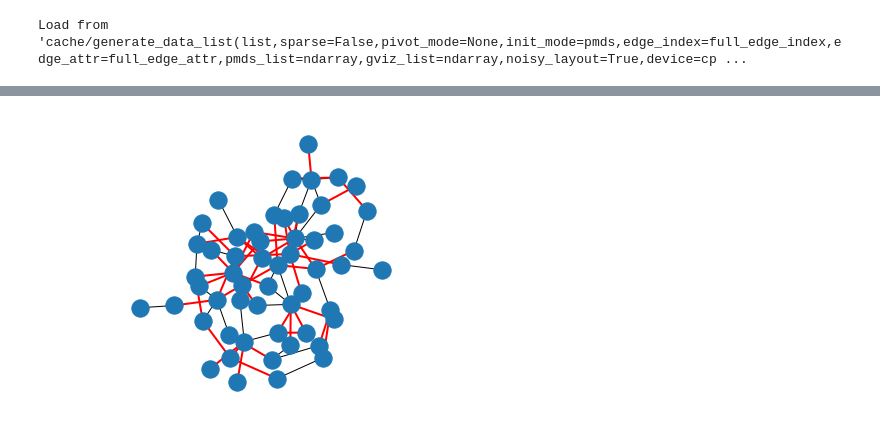
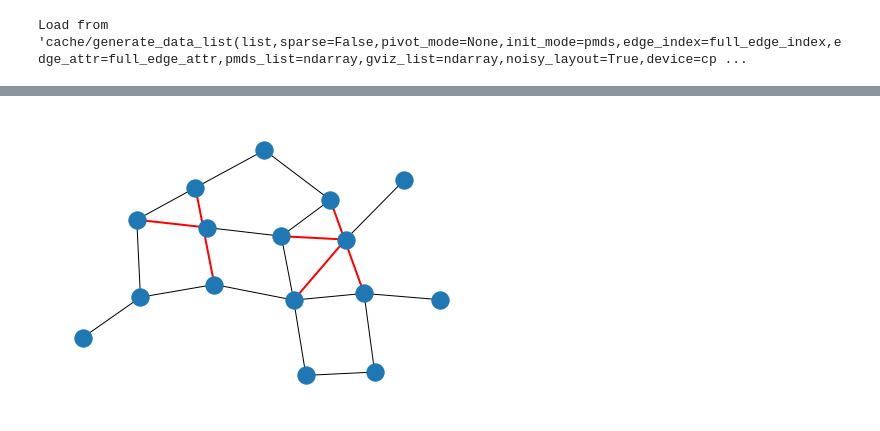
Before and after one commit to zhenxingCui/deepgd, a Jupyter notebook: compute_edge_xing.ipynb, the cells around one changed output, grey strips where cells are left out. Drawn from its saved outputs; the diff is of its cells as text; code cells hidden in the pictures.

Commit message:
brute force xing

```diff
--- a/compute_edge_xing.ipynb
+++ b/compute_edge_xing.ipynb
@@ -31,11 +109,11 @@ Load from 'cache/generate_data_list(list,sparse=False,pivot_mode=None,init_mode=
 # %%
-idx = 5
-intersections = get_xing(G_list[idx], data_list[idx].gt_pos)
+idx = 0
+intersections = get_xing(G_list[idx], data_list[idx].gt_pos)#fast_batch_xing([get_seg_list(G_list[idx], data_list[idx].gt_pos)])[0]
 vis_xing(G_list[idx], data_list[idx].gt_pos, intersections)
 plt.axis('equal')
 plt.show()
 # %% [output]
-[figure, old version]
+[figure, new version]
 # %%
 layouts = ["gt_pos", "perturb", "phantom", "random_normal", "random_uniform", "flip_edges", "flip_nodes", "movlsq"]
 # %%
```
Also changed, not shown: parts of 13 cells of this notebook, 16 other files.
